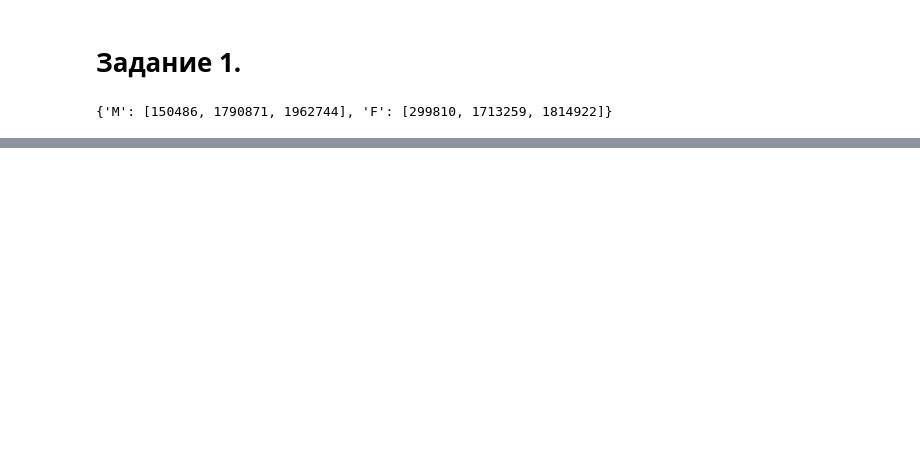
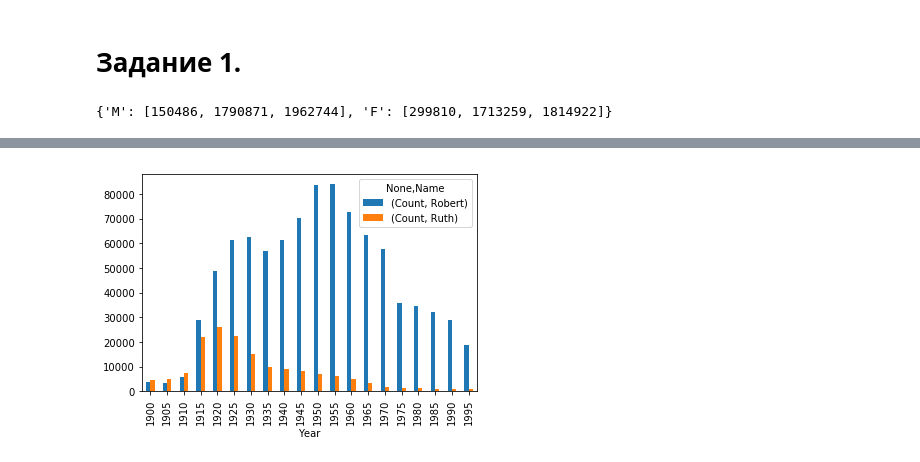
Before and after one commit to Puckyou/Pandas, a Jupyter notebook: Pandas1.ipynb, the cells around one changed output, grey strips where cells are left out. Saved outputs shown, nothing was run; the diff lists cells and outputs as text; code cells hidden in the pictures; blank space fills up the shorter version.

```diff
--- a/Pandas1.ipynb
+++ b/Pandas1.ipynb
@@ -43,0 +59,5 @@ def count_dynamics(years):
+# %%
+#Построить гистограмму по количеству их имен с 1900 по 2000 с 5-летними промежутками (1900, 1905, 1910, …, 1995, 2000).
+chosen_names = names_all.query('Name == ["Ruth", "Robert"] & Year == {}'.format([x for x in range(1900,2000,5)])).unstack().plot.bar()
+# %% [output]
+[figure, added]
```
Also changed, not shown: parts of 5 cells of this notebook.
